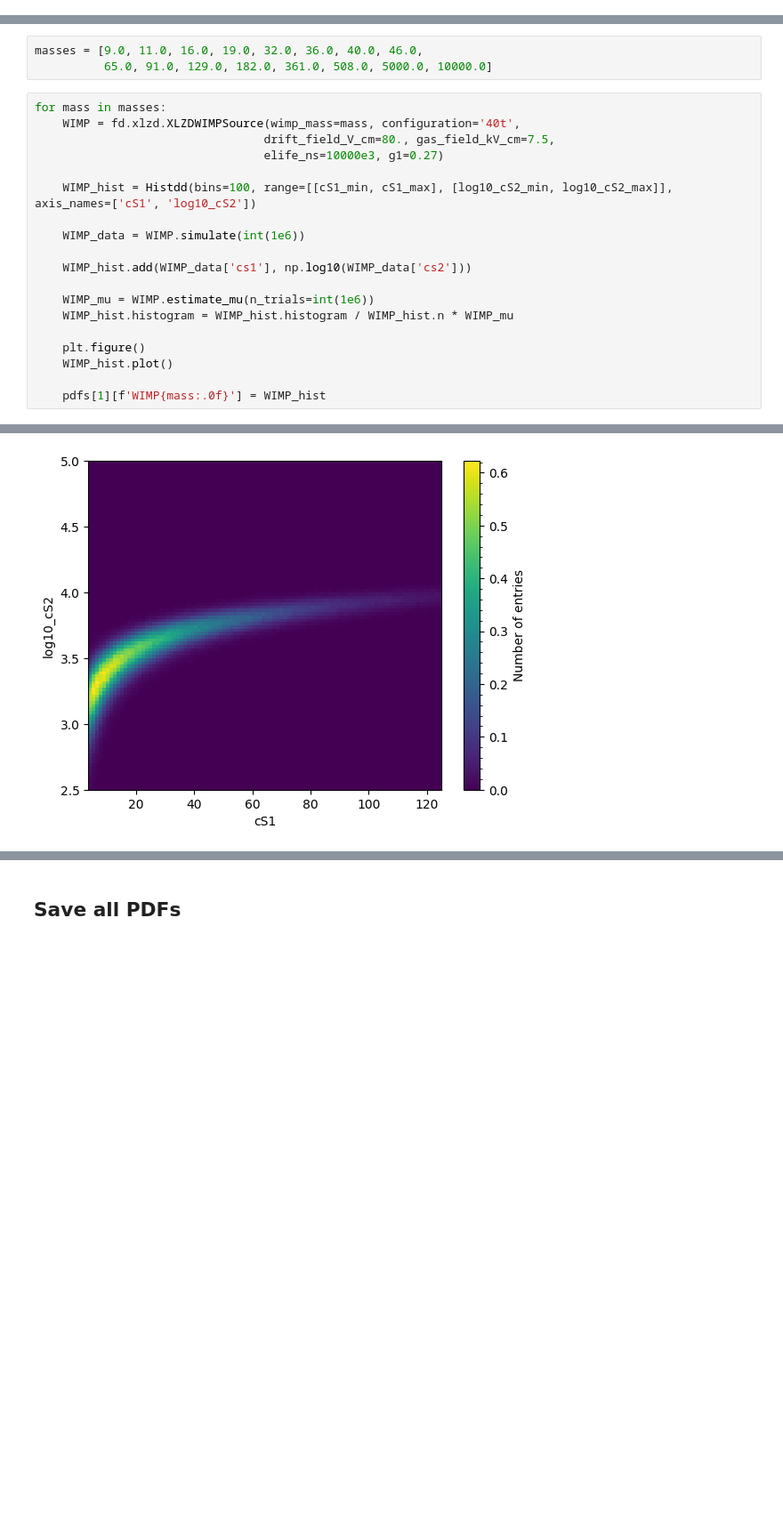
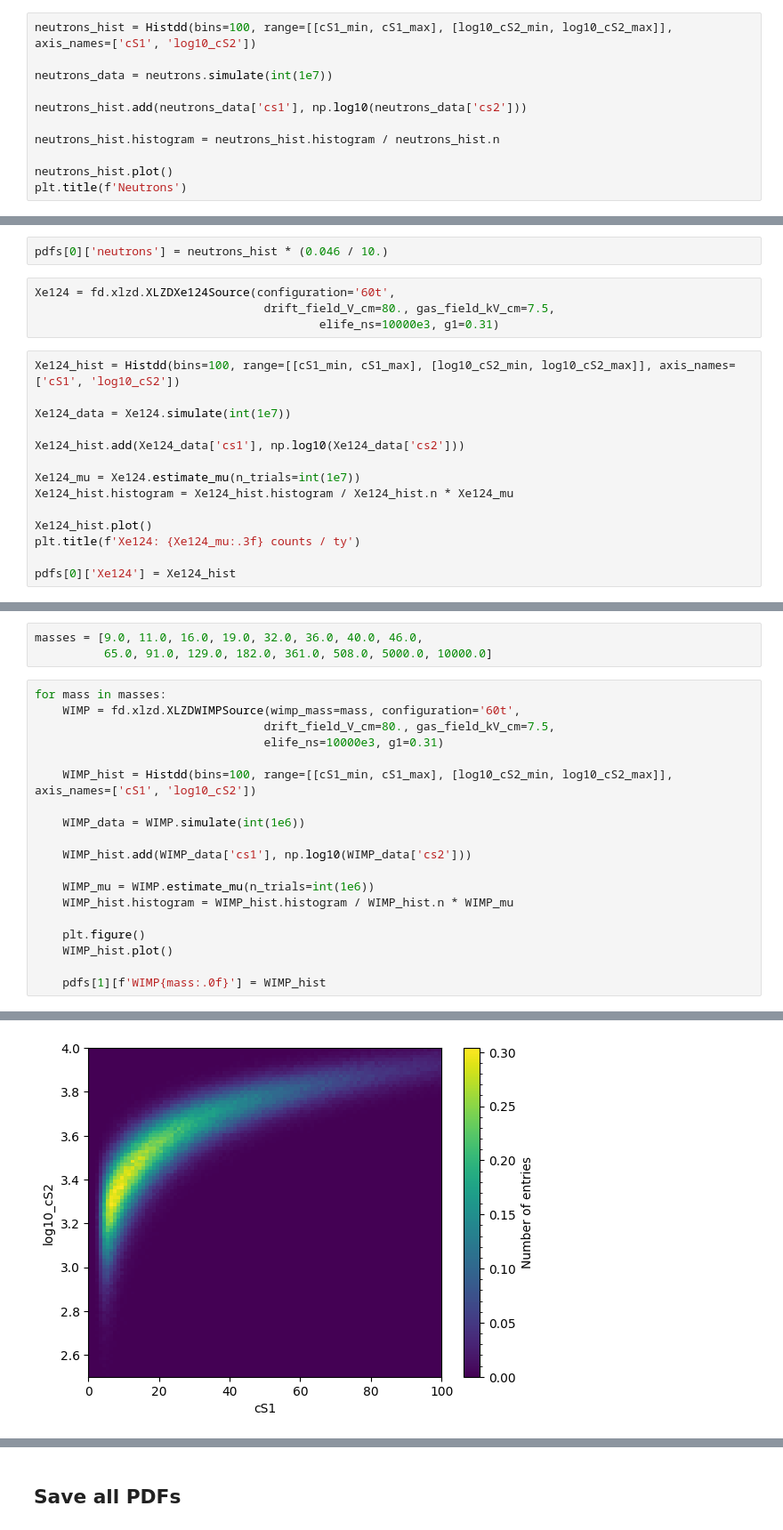
Before and after one commit to robertsjames/FlameFitSimple, a Jupyter notebook: analyses/wimp_sensitivity/XLZD_generate_templates.ipynb, the cells around one changed output, grey strips where cells are left out. Shown at 89% size. Drawn from its saved outputs; the diff is of its cells as text; blank space fills up the shorter version.

```diff
--- a/analyses/wimp_sensitivity/XLZD_generate_templates.ipynb
+++ b/analyses/wimp_sensitivity/XLZD_generate_templates.ipynb
@@ -146,0 +163,11 @@ pdfs[0]['CEvNS_other'] = CEvNS_other_hist
+# %%
+neutrons_hist = Histdd(bins=100, range=[[cS1_min, cS1_max], [log10_cS2_min, log10_cS2_max]], axis_names=['cS1', 'log10_cS2'])
+
+neutrons_data = neutrons.simulate(int(1e7))
+
+neutrons_hist.add(neutrons_data['cs1'], np.log10(neutrons_data['cs2']))
+
+neutrons_hist.histogram = neutrons_hist.histogram / neutrons_hist.n
+
+neutrons_hist.plot()
+plt.title(f'Neutrons')
@@ -146,0 +177,20 @@ pdfs[0]['CEvNS_other'] = CEvNS_other_hist
+# %%
+pdfs[0]['neutrons'] = neutrons_hist * (0.046 / 10.)
+# %%
+Xe124 = fd.xlzd.XLZDXe124Source(configuration='60t',
+                                 drift_field_V_cm=80., gas_field_kV_cm=7.5,
+                                         elife_ns=10000e3, g1=0.31)
+# %%
+Xe124_hist = Histdd(bins=100, range=[[cS1_min, cS1_max], [log10_cS2_min, log10_cS2_max]], axis_names=['cS1', 'log10_cS2'])
+
+Xe124_data = Xe124.simulate(int(1e7))
+
+Xe124_hist.add(Xe124_data['cs1'], np.log10(Xe124_data['cs2']))
+
+Xe124_mu = Xe124.estimate_mu(n_trials=int(1e7))
+Xe124_hist.histogram = Xe124_hist.histogram / Xe124_hist.n * Xe124_mu
+
+Xe124_hist.plot()
+plt.title(f'Xe124: {Xe124_mu:.3f} counts / ty')
+
+pdfs[0]['Xe124'] = Xe124_hist
@@ -151,9 +203,9 @@ masses = [9.0, 11.0, 16.0, 19.0, 32.0, 36.0, 40.0, 46.0,
           65.0, 91.0, 129.0, 182.0, 361.0, 508.0, 5000.0, 10000.0]
 # %%
 for mass in masses:
-    WIMP = fd.xlzd.XLZDWIMPSource(wimp_mass=mass, configuration='40t',
+    WIMP = fd.xlzd.XLZDWIMPSource(wimp_mass=mass, configuration='60t',
                                  drift_field_V_cm=80., gas_field_kV_cm=7.5,
-                                 elife_ns=10000e3, g1=0.27)
+                                 elife_ns=10000e3, g1=0.31)
 
     WIMP_hist = Histdd(bins=100, range=[[cS1_min, cS1_max], [log10_cS2_min, log10_cS2_max]], axis_names=['cS1', 'log10_cS2'])
 
@@ -181 +233 @@ for mass in masses:
-[figure, old version]
+[figure, new version]
```
Also changed, not shown: parts of 20 cells of this notebook, 33 other files.
